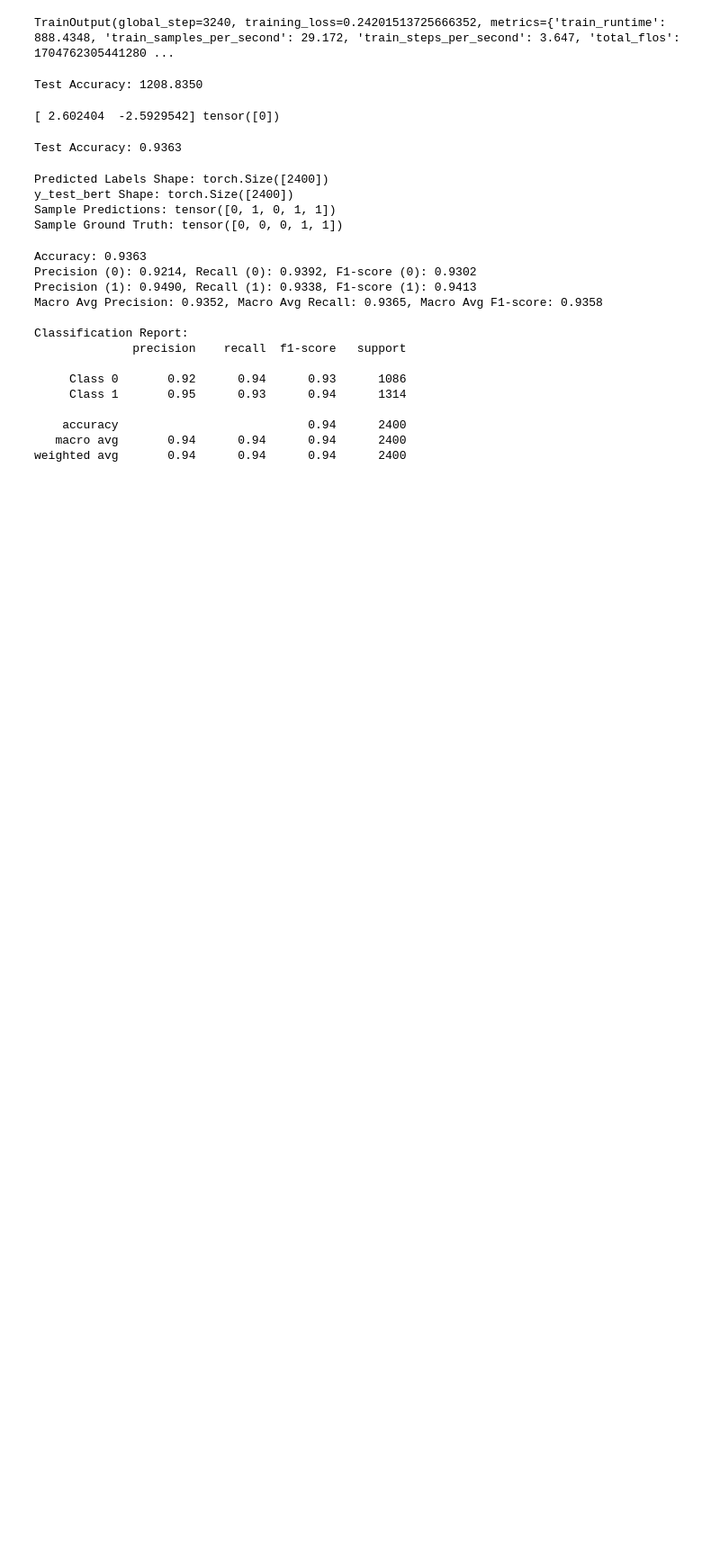
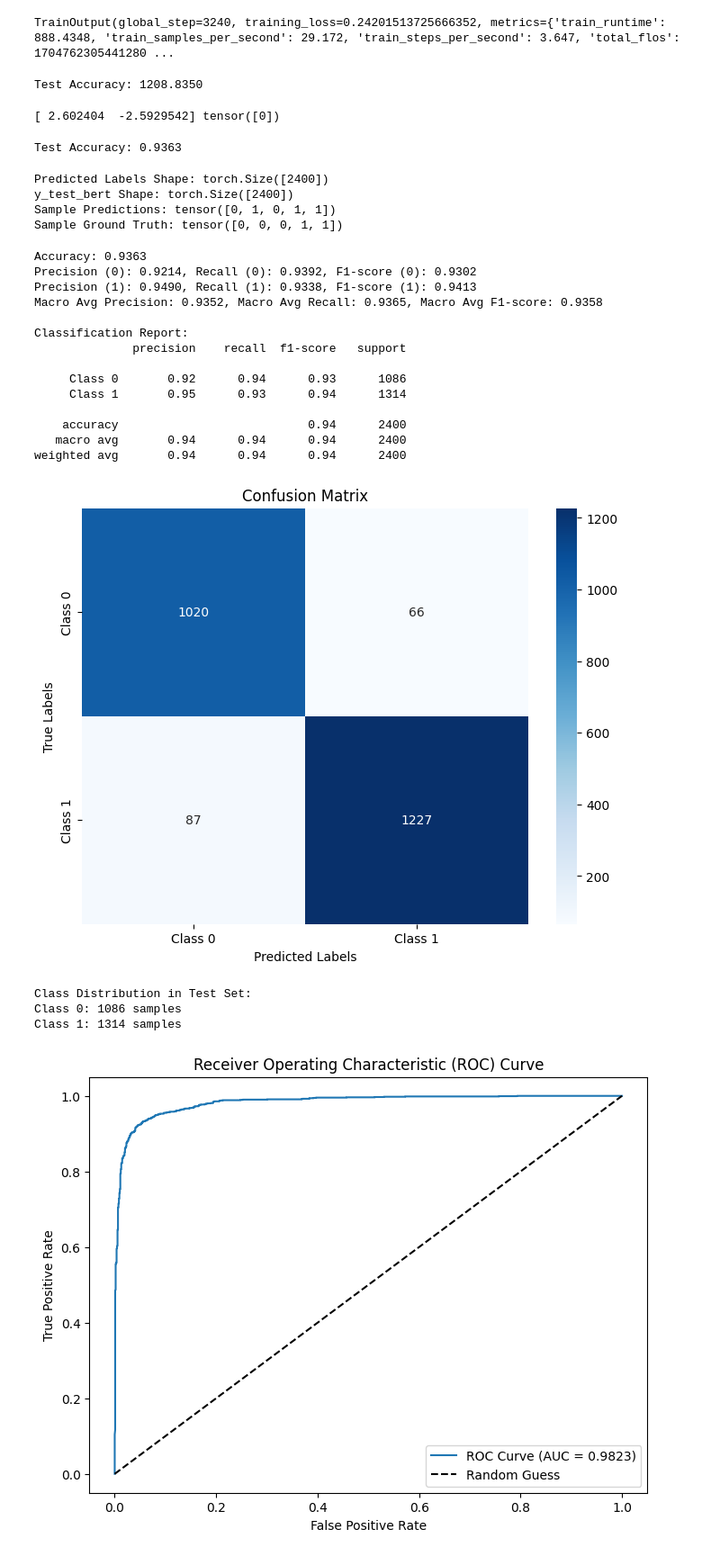
Before and after one commit to UgoLabbe/NLP-DetecConstComm-project, a Jupyter notebook: Milestone2.ipynb, the cells around one changed output. Shown at 90% size. Drawn from its saved outputs; the diff is of its cells as text; code cells hidden in the pictures; blank space fills up the shorter version.

```diff
--- a/Milestone2.ipynb
+++ b/Milestone2.ipynb
@@ -847,3 +847,53 @@ Classification Report:
     accuracy                           0.94      2400
    macro avg       0.94      0.94      0.94      2400
 weighted avg       0.94      0.94      0.94      2400
+# %%
+import numpy as np
+import matplotlib.pyplot as plt
+import seaborn as sns
+from sklearn.metrics import confusion_matrix, roc_curve, roc_auc_score
+
+# Assuming y_test_bert and predictions.predictions are defined
+# Convert tensors to NumPy arrays
+y_test_bert_np = y_test_bert.cpu().numpy()  # Ground truth labels
+predicted_labels_np = predicted_labels.cpu().numpy()  # Predicted class labels
+
+# Confusion Matrix
+cm = confusion_matrix(y_test_bert_np, predicted_labels_np)
+
+# Visualize the Confusion Matrix
+plt.figure(figsize=(8, 6))
+sns.heatmap(cm, annot=True, fmt='d', cmap='Blues', xticklabels=['Class 0', 'Class 1'], yticklabels=['Class 0', 'Class 1'])
+plt.xlabel('Predicted Labels')
+plt.ylabel('True Labels')
+plt.title('Confusion Matrix')
+plt.show()
+
+# Class Distribution in Test Set
+class_distribution = {label: count for label, count in zip(*np.unique(y_test_bert_np, return_counts=True))}
+
+# Display Class Distribution
+print("Class Distribution in Test Set:")
+for cls, count in class_distribution.items():
+    print(f"Class {cls}: {count} samples")
+
+# ROC-AUC and ROC Curve
+y_test_bert_prob = torch.softmax(torch.tensor(predictions.predictions), dim=1)[:, 1].cpu().numpy()  # Probability for Class 1
+fpr, tpr, thresholds = roc_curve(y_test_bert_np, y_test_bert_prob)
+roc_auc = roc_auc_score(y_test_bert_np, y_test_bert_prob)
+
+# Plot ROC Curve
+plt.figure(figsize=(8, 6))
+plt.plot(fpr, tpr, label=f"ROC Curve (AUC = {roc_auc:.4f})")
+plt.plot([0, 1], [0, 1], 'k--', label='Random Guess')
+plt.xlabel('False Positive Rate')
+plt.ylabel('True Positive Rate')
+plt.title('Receiver Operating Characteristic (ROC) Curve')
+plt.legend()
+plt.show()
+# %% [output]
+[figure, added]
+Class Distribution in Test Set:
+Class 0: 1086 samples
+Class 1: 1314 samples
+[figure, added]
```
Also changed, not shown: 2 other files.
